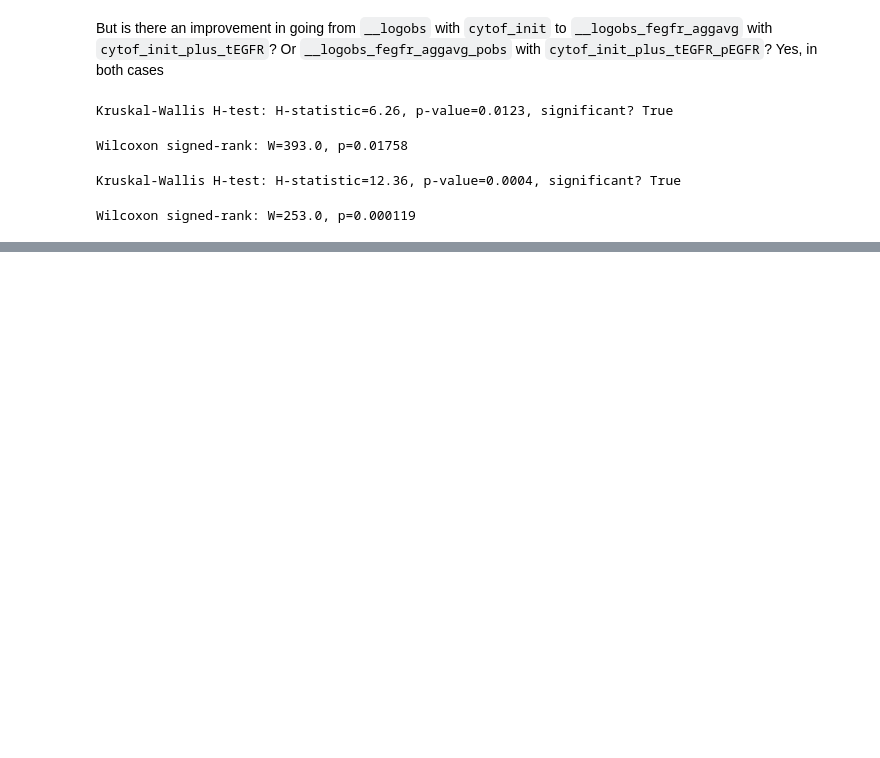
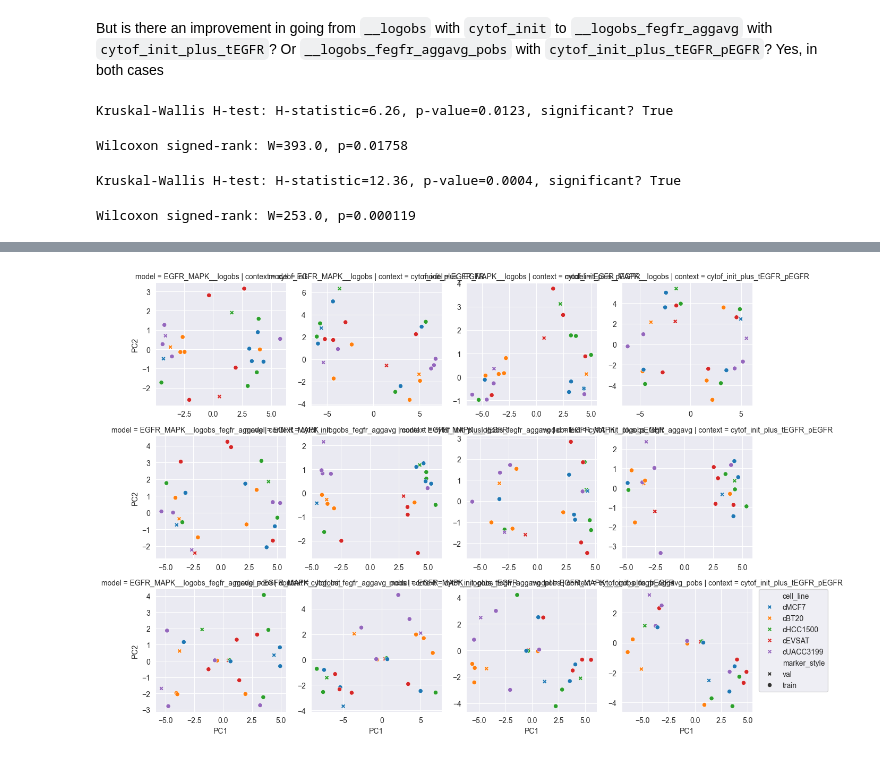
Before and after one commit to frohlich-lab/DeepMechanisticModels, a Jupyter notebook: analysis_figures/fig2a.ipynb, the cells around one changed output, grey strips where cells are left out. Saved outputs shown, nothing was run; the diff lists cells and outputs as text; code cells hidden in the pictures; blank space fills up the shorter version.

```diff
--- a/analysis_figures/fig2a.ipynb
+++ b/analysis_figures/fig2a.ipynb
@@ -214,0 +412,34 @@ Wilcoxon signed-rank: W=253.0, p=0.000119
+# %%
+# Add a new column for marker style
+pca_param_df["marker_style"] = pca_param_df.apply(
+    lambda row: "val" if row.name[1:] == row["samples"] else "train",
+    axis=1
+)
+
+# Define marker mapping
+marker_dict = {"val": "X", "train": "o"}  # X for validation, circle otherwise
+
+g = sns.FacetGrid(
+    pca_param_df[pca_param_df.index.isin(["cMCF7", "cBT20", "cHCC1500", "cEVSAT", "cUACC3199"])],
+    col="context",
+    col_order=["cytof_init", "cytof_init_plus_tEGFR", "cytof_init_plus_pEGFR", "cytof_init_plus_tEGFR_pEGFR"],
+    row="model",
+    row_order=["EGFR_MAPK__logobs", "EGFR_MAPK__logobs_fegfr_aggavg", "EGFR_MAPK__logobs_fegfr_aggavg_pobs"],
+    sharex=False,
+    sharey=False
+)
+
+g.map_dataframe(
+    sns.scatterplot,
+    x="PC1",
+    y="PC2",
+    hue="cell_line",
+    style="marker_style",        # use the new column for marker
+    markers=marker_dict,         # assign specific markers
+    hue_order=["cMCF7", "cBT20", "cHCC1500", "cEVSAT", "cUACC3199"]
+)
+
+plt.legend(bbox_to_anchor=(1.05, 1), loc=2, borderaxespad=0.)
+plt.show()
+# %% [output]
+[figure, added]
```
Also changed, not shown: parts of 12 cells of this notebook, 3 other files.
